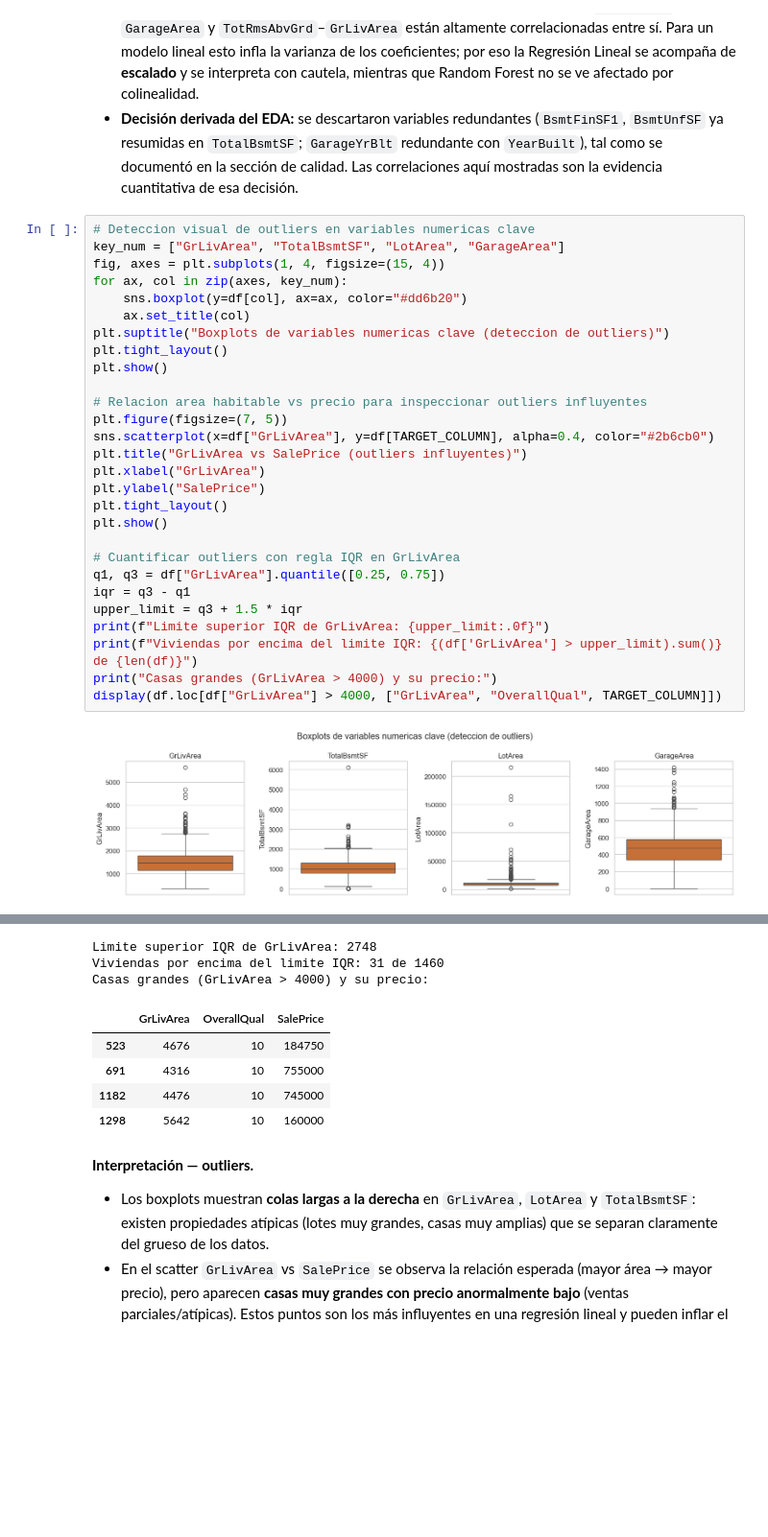
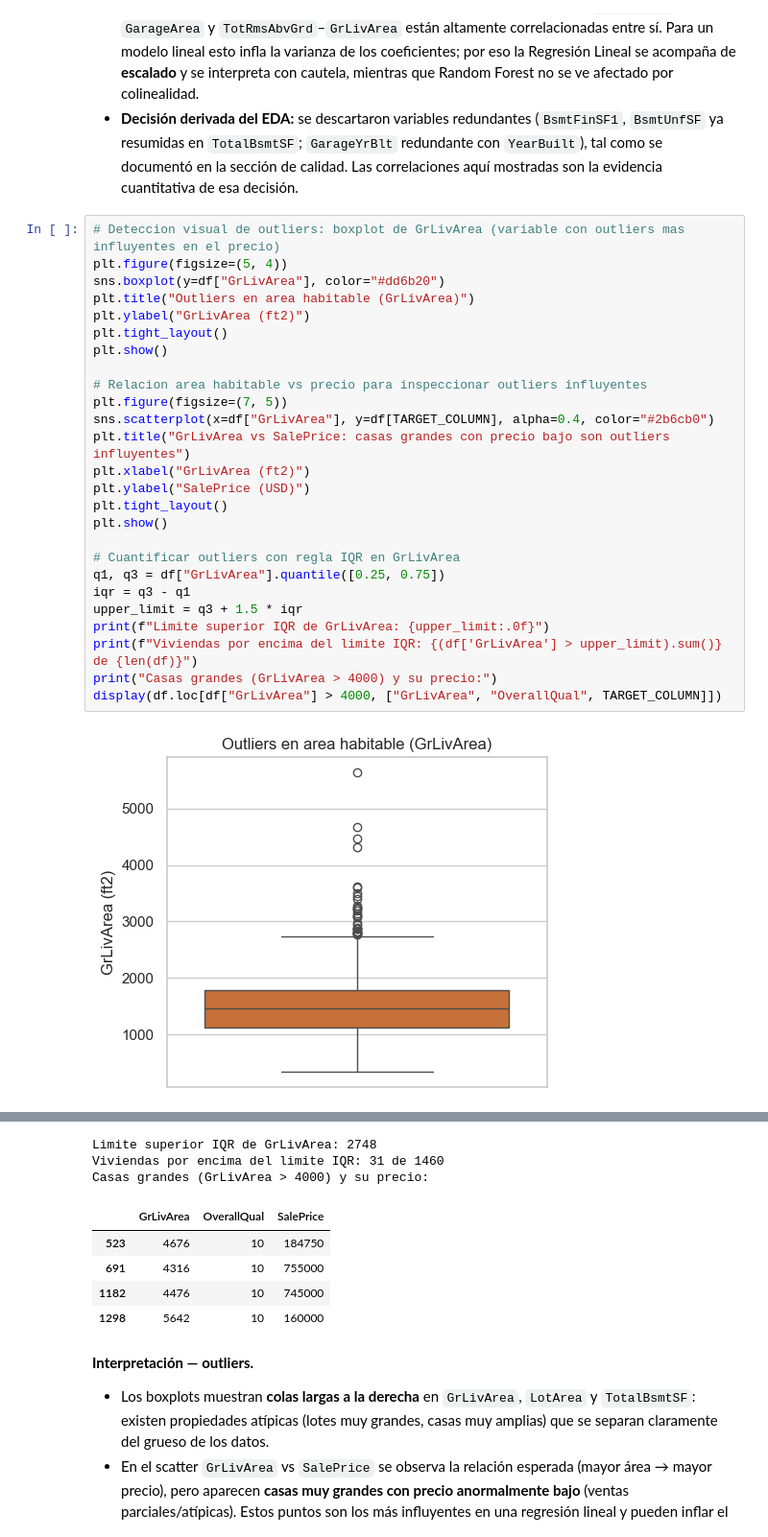
Before and after one commit to EstebanJavierGranadosSibaja/HousingPricesAI, a Jupyter notebook: notebooks/01_housing_prices_proyecto_final.ipynb, the cells around one changed output, grey strips where cells are left out. Shown at 96% size. Drawn from its saved outputs; the diff is of its cells as text; blank space fills up the shorter version.

```diff
--- a/notebooks/01_housing_prices_proyecto_final.ipynb
+++ b/notebooks/01_housing_prices_proyecto_final.ipynb
@@ -302,32 +302,30 @@ display(corr_target.to_frame("correlacion_con_SalePrice").style.format("{:.3f}")
 - Se detecta **multicolinealidad** entre pares de variables que miden lo mismo: `GarageCars`–`GarageArea` y `TotRmsAbvGrd`–`GrLivArea` están altamente correlacionadas entre sí. Para un modelo lineal esto infla la varianza de los coeficientes; por eso la Regresión Lineal se acompaña de **escalado** y se interpreta con cautela, mientras que Random Forest no se ve afectado por colinealidad.
 - **Decisión derivada del EDA:** se descartaron variables redundantes (`BsmtFinSF1`, `BsmtUnfSF` ya resumidas en `TotalBsmtSF`; `GarageYrBlt` redundante con `YearBuilt`), tal como se documentó en la sección de calidad. Las correlaciones aquí mostradas son la evidencia cuantitativa de esa decisión.
 # %%
-# Deteccion visual de outliers en variables numericas clave
-key_num = ["GrLivArea", "TotalBsmtSF", "LotArea", "GarageArea"]
-fig, axes = plt.subplots(1, 4, figsize=(15, 4))
-for ax, col in zip(axes, key_num):
-    sns.boxplot(y=df[col], ax=ax, color="#dd6b20")
-    ax.set_title(col)
-plt.suptitle("Boxplots de variables numericas clave (deteccion de outliers)")
+# Deteccion visual de outliers: boxplot de GrLivArea (variable con outliers mas influyentes en el precio)
+plt.figure(figsize=(5, 4))
+sns.boxplot(y=df["GrLivArea"], color="#dd6b20")
+plt.title("Outliers en area habitable (GrLivArea)")
+plt.ylabel("GrLivArea (ft2)")
 plt.tight_layout()
 plt.show()
 
 # Relacion area habitable vs precio para inspeccionar outliers influyentes
 plt.figure(figsize=(7, 5))
 sns.scatterplot(x=df["GrLivArea"], y=df[TARGET_COLUMN], alpha=0.4, color="#2b6cb0")
-plt.title("GrLivArea vs SalePrice (outliers influyentes)")
-plt.xlabel("GrLivArea")
-plt.ylabel("SalePrice")
+plt.title("GrLivArea vs SalePrice: casas grandes con precio bajo son outliers influyentes")
+plt.xlabel("GrLivArea (ft2)")
+plt.ylabel("SalePrice (USD)")
 plt.tight_layout()
 plt.show()
 
 # Cuantificar outliers con regla IQR en GrLivArea
 q1, q3 = df["GrLivArea"].quantile([0.25, 0.75])
 iqr = q3 - q1
 upper_limit = q3 + 1.5 * iqr
 print(f"Limite superior IQR de GrLivArea: {upper_limit:.0f}")
 print(f"Viviendas por encima del limite IQR: {(df['GrLivArea'] > upper_limit).sum()} de {len(df)}")
 print("Casas grandes (GrLivArea > 4000) y su precio:")
 display(df.loc[df["GrLivArea"] > 4000, ["GrLivArea", "OverallQual", TARGET_COLUMN]])
 # %% [output]
-[figure, old version]
+[figure, new version]
```
Also changed, not shown: parts of 8 cells of this notebook, 2 other files.
